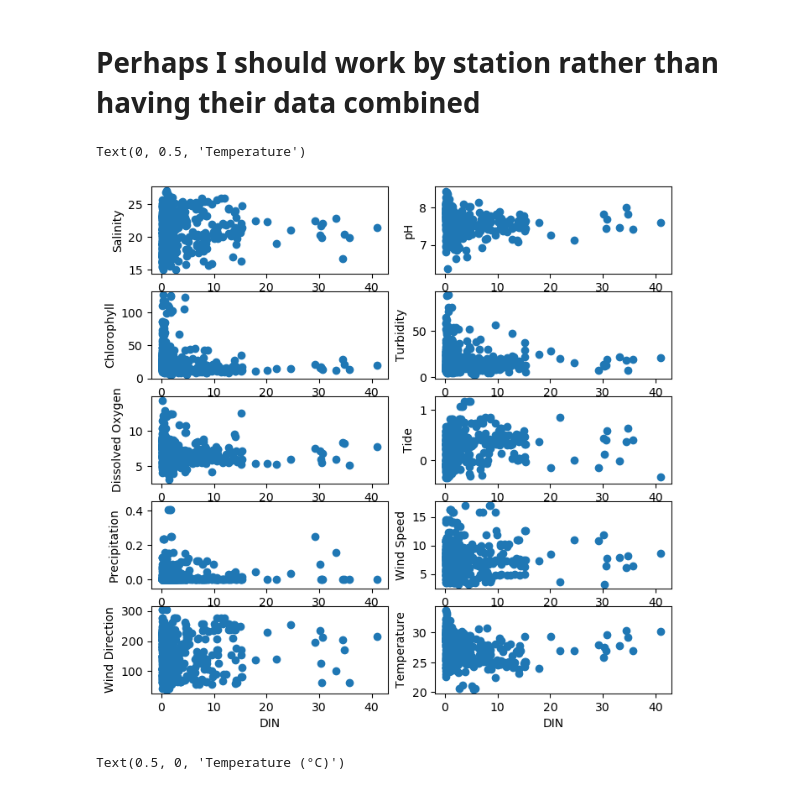
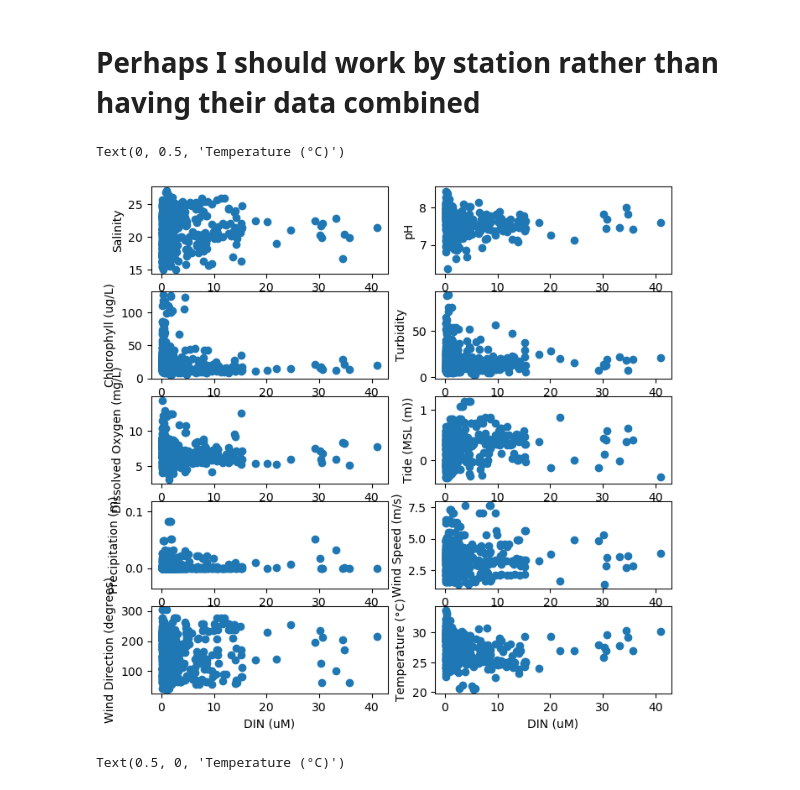
Before and after one commit to mechasch/OEAS895_Project, a Jupyter notebook: Project_Exploratory_Analysis.ipynb, the cells around one changed output. Cells and saved outputs as stored; diff of their text form; code cells hidden in the pictures.

```diff
--- a/Project_Exploratory_Analysis.ipynb
+++ b/Project_Exploratory_Analysis.ipynb
@@ -87,6 +87,9 @@ corr_data = corr_data[corr_data.DIN > 0.14] #This is the detection limit of NOx
 corr_data = corr_data[corr_data.Chl < 200]
 corr_data = corr_data[corr_data.Turb > 0]
 corr_data = corr_data[corr_data.Sal > 15] #Corrected for known low salinity values due to probe failure. Will also correct for error temperature values
+
+corr_data.Precipitation = corr_data.Precipitation * 8 * 0.0254 #Transforming precipitation from 1/8" to inches to meters
+corr_data.Wind_Speed = corr_data.Wind_Speed * 0.44704 #Transforming wind speed from miles/hour to meters/second
 # %%
 corr_data.describe()
 # %% [output]
@@ -129,49 +132,49 @@ Text(0, 0.5, 'DIN (uM)')
 # %%
 #Looking at all of the data
 fig, axs = plt.subplots(5, 2, figsize = (8, 8), dpi = 100)
 
 axs[0, 0].scatter(corr_data.DIN,corr_data.Sal)
-axs[0, 0].set_xlabel('DIN')
+axs[0, 0].set_xlabel('DIN (uM)')
 axs[0, 0].set_ylabel('Salinity')
 
 axs[0, 1].scatter(corr_data.DIN,corr_data.pH)
-axs[0, 1].set_xlabel('DIN')
+axs[0, 1].set_xlabel('DIN (uM)')
 axs[0, 1].set_ylabel('pH')
 
 axs[1, 0].scatter(corr_data.DIN,corr_data.Chl)
-axs[1, 0].set_xlabel('DIN')
-axs[1, 0].set_ylabel('Chlorophyll')
+axs[1, 0].set_xlabel('DIN (uM)')
+axs[1, 0].set_ylabel('Chlorophyll (ug/L)')
 
 axs[1, 1].scatter(corr_data.DIN,corr_data.Turb)
-axs[1, 1].set_xlabel('DIN')
+axs[1, 1].set_xlabel('DIN (uM)')
 axs[1, 1].set_ylabel('Turbidity')
 
 axs[2, 0].scatter(corr_data.DIN,corr_data.DO)
-axs[2, 0].set_xlabel('DIN')
-axs[2, 0].set_ylabel('Dissolved Oxygen')
+axs[2, 0].set_xlabel('DIN (uM)')
+axs[2, 0].set_ylabel('Dissolved Oxygen (mg/L)')
 
 axs[2, 1].scatter(corr_data.DIN,corr_data.Tide)
-axs[2, 1].set_xlabel('DIN')
-axs[2, 1].set_ylabel('Tide')
+axs[2, 1].set_xlabel('DIN (uM)')
+axs[2, 1].set_ylabel('Tide (MSL (m))')
 
 axs[3, 0].scatter(corr_data.DIN,corr_data.Precipitation)
-axs[3, 0].set_xlabel('DIN')
-axs[3, 0].set_ylabel('Precipitation')
+axs[3, 0].set_xlabel('DIN (uM)')
+axs[3, 0].set_ylabel('Precipitation (m)')
 
 axs[3, 1].scatter(corr_data.DIN,corr_data.Wind_Speed)
-axs[3, 1].set_xlabel('DIN')
-axs[3, 1].set_ylabel('Wind Speed')
+axs[3, 1].set_xlabel('DIN (uM)')
+axs[3, 1].set_ylabel('Wind Speed (m/s)')
 
 axs[4, 0].scatter(corr_data.DIN,corr_data.Wind_Dir)
-axs[4, 0].set_xlabel('DIN')
-axs[4, 0].set_ylabel('Wind Direction')
+axs[4, 0].set_xlabel('DIN (uM)')
+axs[4, 0].set_ylabel('Wind Direction (degrees)')
 
 axs[4, 1].scatter(corr_data.DIN,corr_data.Temp)
-axs[4, 1].set_xlabel('DIN')
-axs[4, 1].set_ylabel('Temperature')
+axs[4, 1].set_xlabel('DIN (uM)')
+axs[4, 1].set_ylabel('Temperature (\N{DEGREE SIGN}C)')
 # %% [output]
-Text(0, 0.5, 'Temperature')
+Text(0, 0.5, 'Temperature (°C)')
-[figure, old version]
+[figure, new version]
 # %%
 #Looking at temperature
 corr_data_2016 = corr_data[corr_data.Year == 2016]
```
Also changed, not shown: parts of 19 cells of this notebook.
